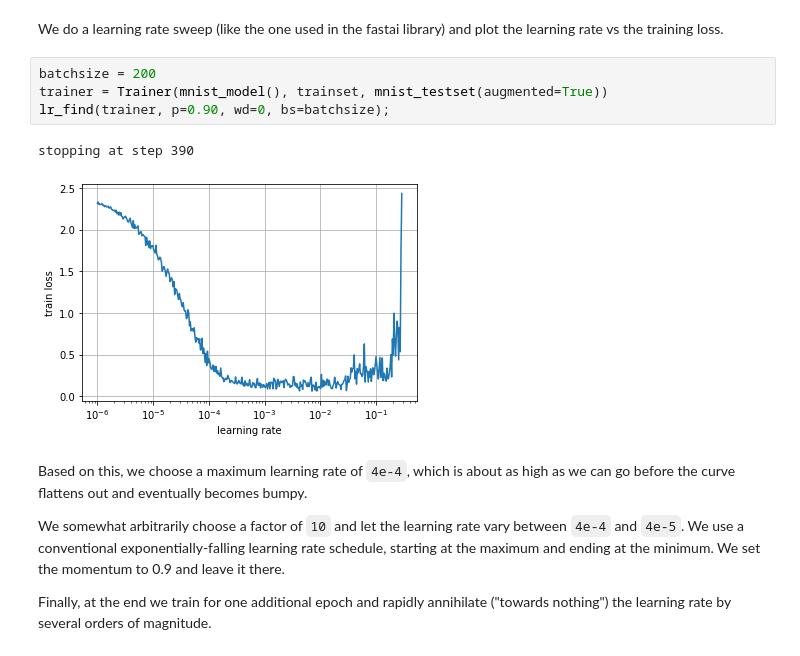
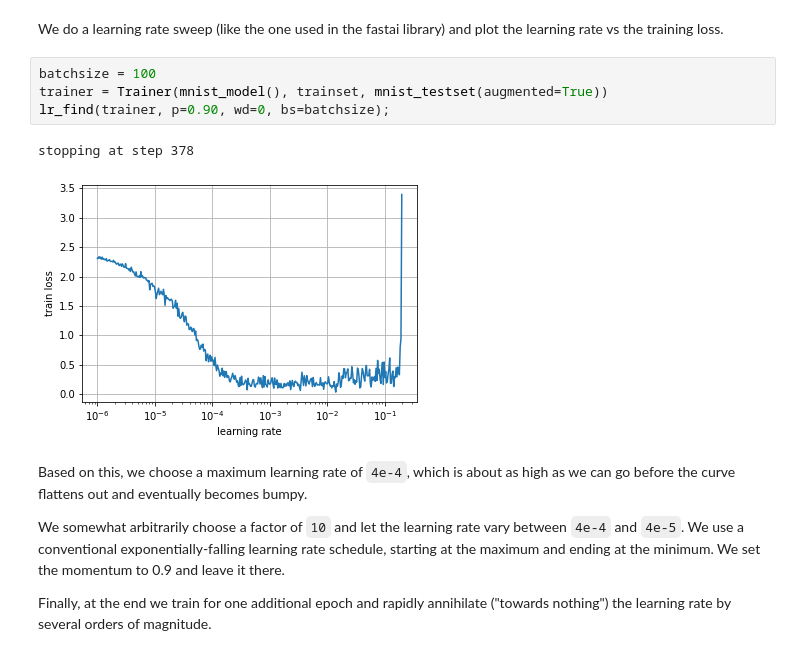
Before and after one commit to ttdoucet/mnist, a Jupyter notebook: mnist-colab.ipynb, the cells around one changed output. Saved outputs shown, nothing was run; the diff lists cells and outputs as text.

```diff
--- a/mnist-colab.ipynb
+++ b/mnist-colab.ipynb
@@ -130,12 +133,12 @@ def _mnist_model():
 # %% [markdown]
 We do a learning rate sweep (like the one used in the fastai library) and plot the learning rate vs the training loss.
 # %%
-batchsize = 200
+batchsize = 100
 trainer = Trainer(mnist_model(), trainset, mnist_testset(augmented=True))
 lr_find(trainer, p=0.90, wd=0, bs=batchsize);
 # %% [output]
-stopping at step 390
+stopping at step 378
-[figure, old version]
+[figure, new version]
 # %% [markdown]
 Based on this, we choose a maximum learning rate of `4e-4`, which is about as high as we can go before the curve flattens out and eventually becomes bumpy.
 
```
Also changed, not shown: parts of 12 cells of this notebook.
